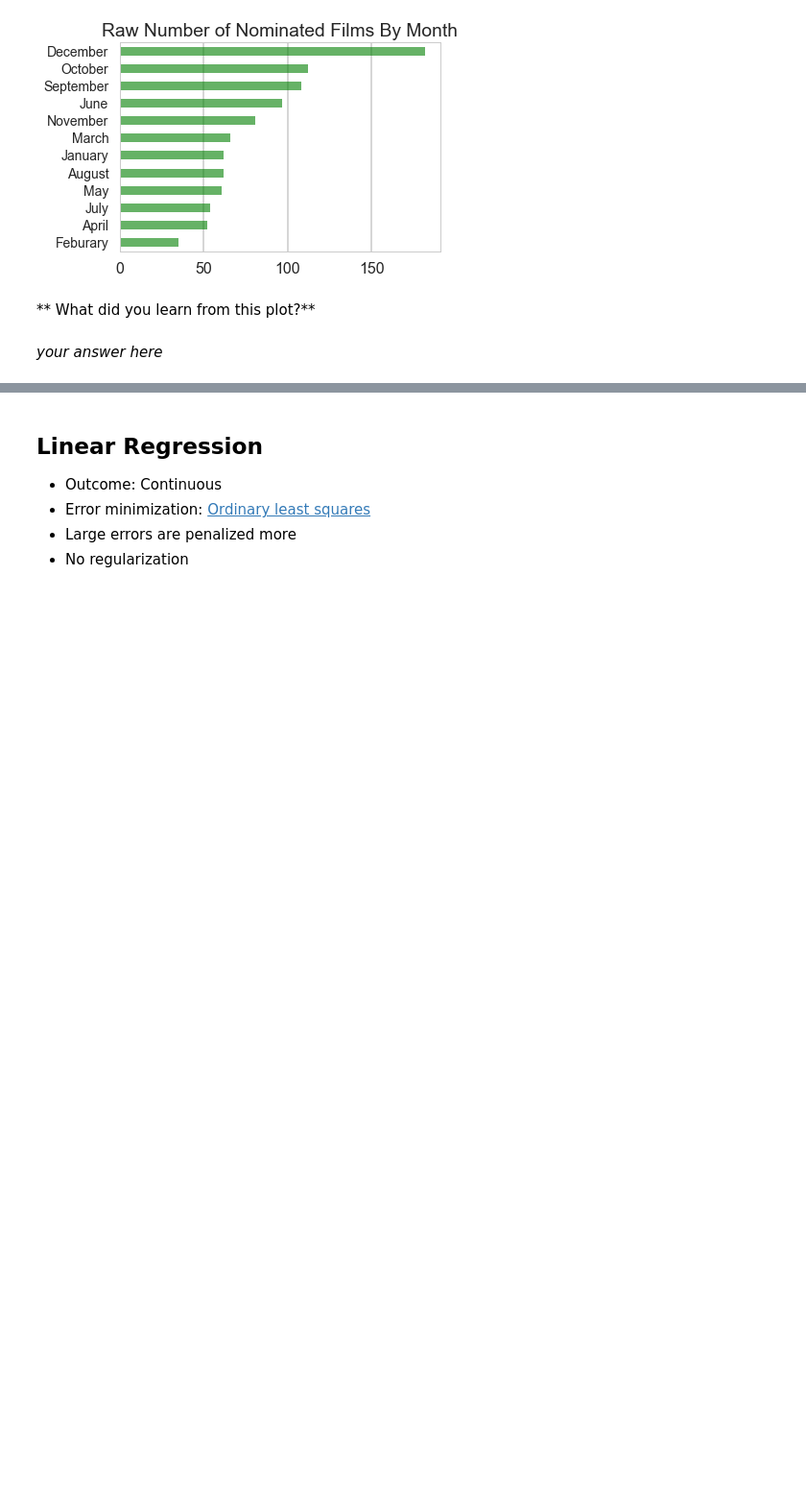
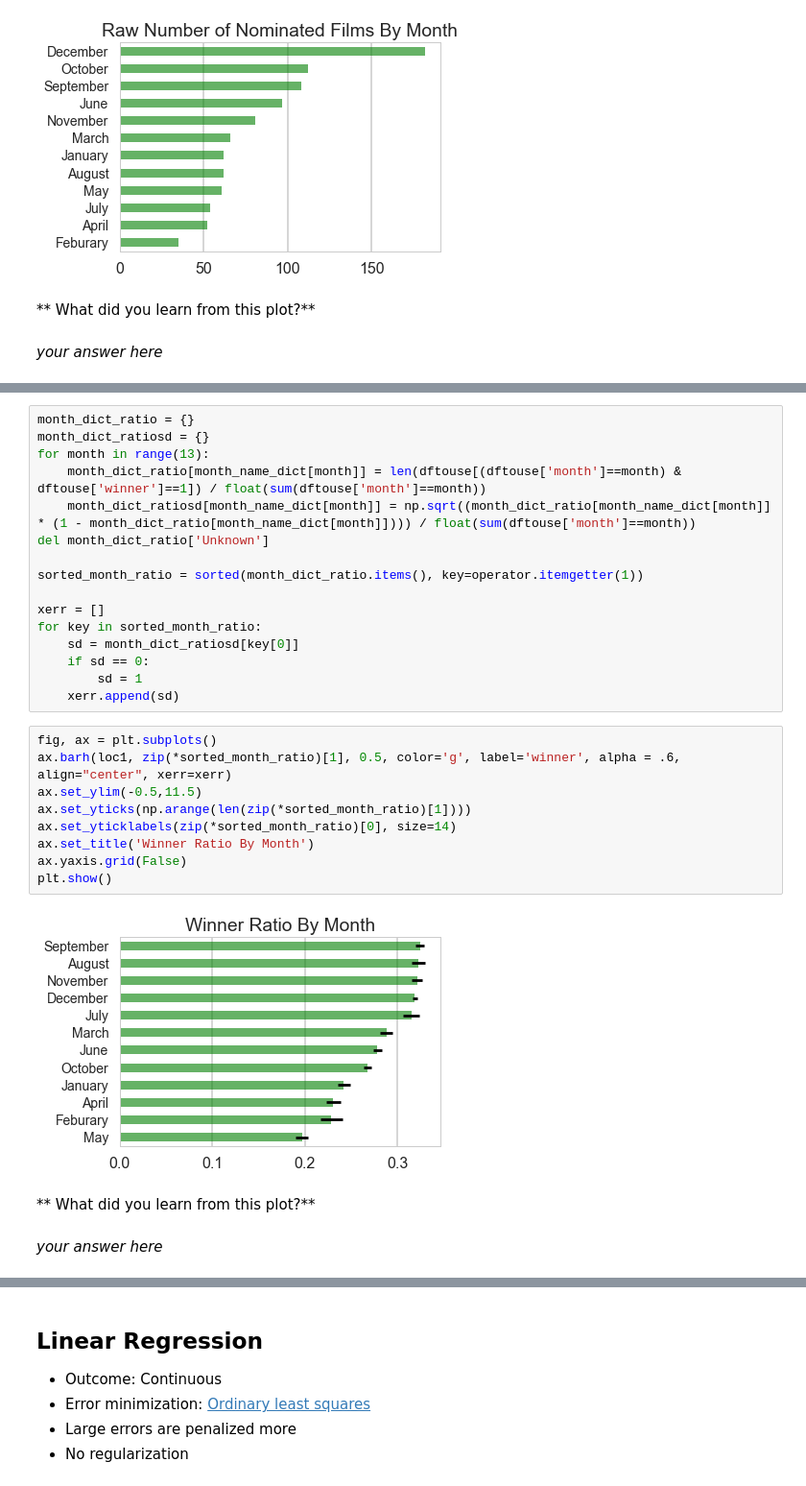
Before and after one commit to dhanus/oscars-tutorial, a Jupyter notebook: Part2-Exploring-Oscars-Solutions.ipynb, the cells around one changed output, grey strips where cells are left out. Shown: that part at 96% size. Drawn from its saved outputs; the diff is of its cells as text; blank space fills up the shorter version.

```diff
--- a/Part2-Exploring-Oscars-Solutions.ipynb
+++ b/Part2-Exploring-Oscars-Solutions.ipynb
@@ -326,3 +358,34 @@ plt.show()
+# %%
+month_dict_ratio = {}
+month_dict_ratiosd = {}
+for month in range(13):
+    month_dict_ratio[month_name_dict[month]] = len(dftouse[(dftouse['month']==month) & dftouse['winner']==1]) / float(sum(dftouse['month']==month))
+    month_dict_ratiosd[month_name_dict[month]] = np.sqrt((month_dict_ratio[month_name_dict[month]] * (1 - month_dict_ratio[month_name_dict[month]]))) / float(sum(dftouse['month']==month))
+del month_dict_ratio['Unknown']
+
+sorted_month_ratio = sorted(month_dict_ratio.items(), key=operator.itemgetter(1))
+
+xerr = []
+for key in sorted_month_ratio:
+    sd = month_dict_ratiosd[key[0]]
+    if sd == 0:
+        sd = 1
+    xerr.append(sd)
+# %%
+fig, ax = plt.subplots()
+ax.barh(loc1, zip(*sorted_month_ratio)[1], 0.5, color='g', label='winner', alpha = .6, align="center", xerr=xerr)
+ax.set_ylim(-0.5,11.5)
+ax.set_yticks(np.arange(len(zip(*sorted_month_ratio)[1])))
+ax.set_yticklabels(zip(*sorted_month_ratio)[0], size=14)
+ax.set_title('Winner Ratio By Month')
+ax.yaxis.grid(False)
+plt.show()
+# %% [output]
+[figure, added]
+# %% [markdown]
+** What did you learn from this plot?**
+# %% [markdown]
+*your answer here*
 # %% [markdown]
 # Regression
 
```
Also changed, not shown: parts of 40 cells of this notebook, 2 other files.
